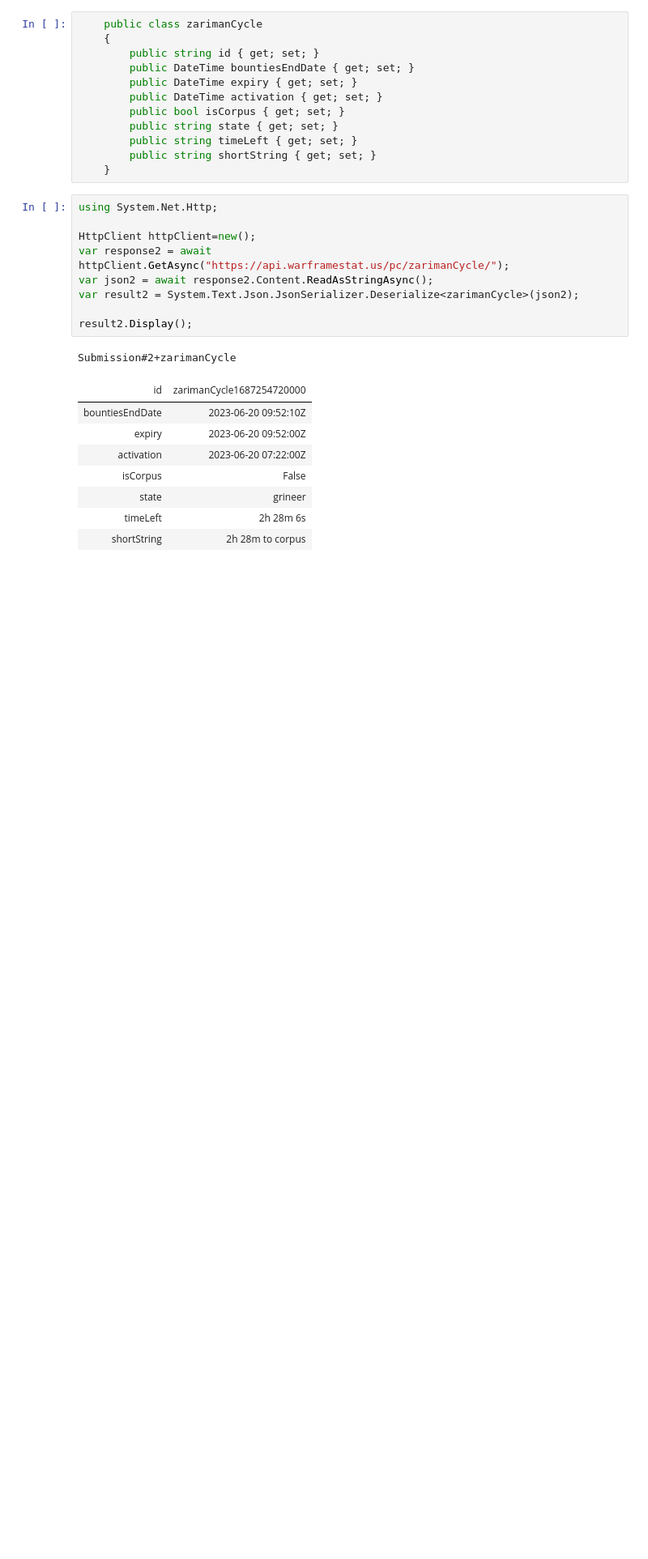
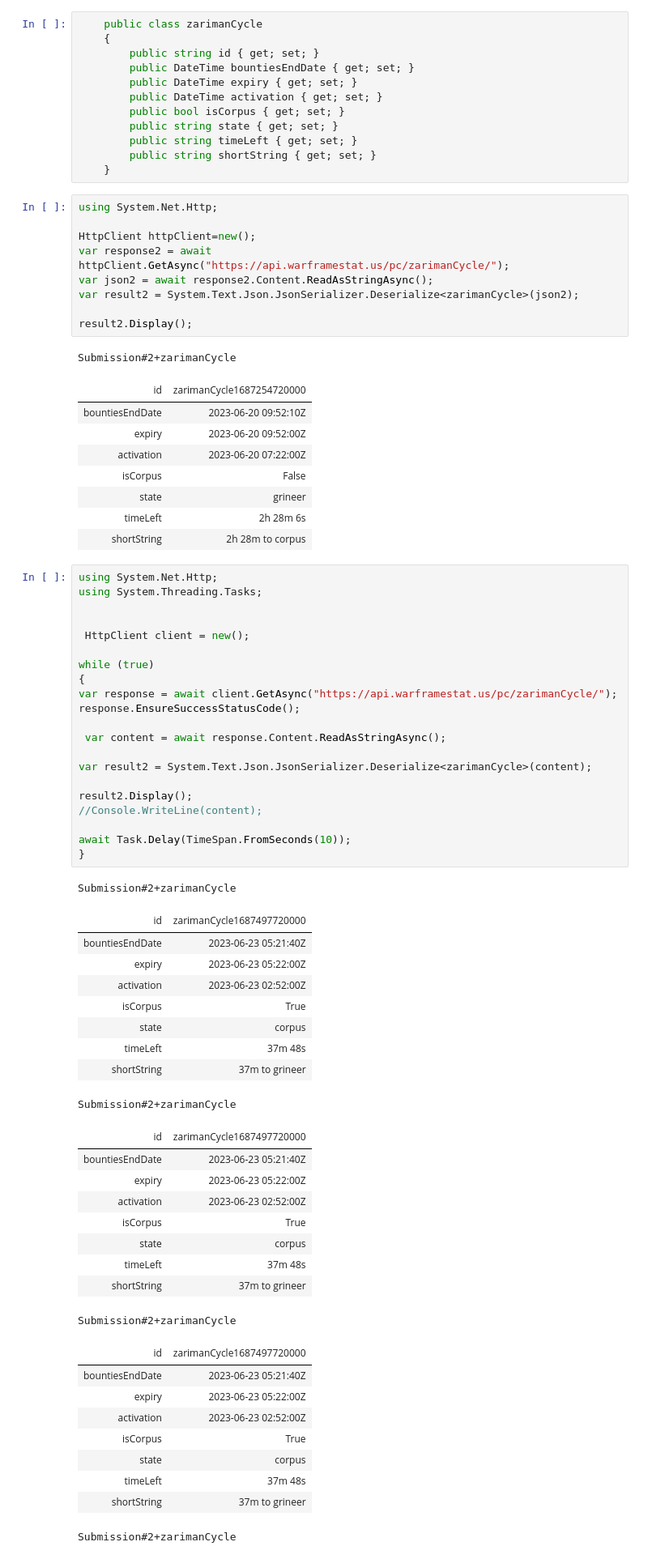
Before and after one commit to Tommyzyz/notebooks, a Jupyter notebook: warframe.ipynb, the cells around one changed output. Shown at 81% size. Cells and saved outputs as stored; diff of their text form; blank space fills up the shorter version.

```diff
--- a/warframe.ipynb
+++ b/warframe.ipynb
@@ -200,3 +200,53 @@ Submission#2+zarimanCycle
 | state | grineer |
 | timeLeft | 2h 28m 6s |
 | shortString | 2h 28m to corpus |
+# %%
+using System.Net.Http;
+using System.Threading.Tasks;
+
+
+ HttpClient client = new();
+
+while (true)
+{
+var response = await client.GetAsync("https://api.warframestat.us/pc/zarimanCycle/");
+response.EnsureSuccessStatusCode();
+
+ var content = await response.Content.ReadAsStringAsync();
+
+var result2 = System.Text.Json.JsonSerializer.Deserialize<zarimanCycle>(content);
+
+result2.Display();
+//Console.WriteLine(content);
+
+await Task.Delay(TimeSpan.FromSeconds(10));
+}
+# %% [output]
+Submission#2+zarimanCycle
+| id | zarimanCycle1687497720000 |
+| bountiesEndDate | 2023-06-23 05:21:40Z |
+| expiry | 2023-06-23 05:22:00Z |
+| activation | 2023-06-23 02:52:00Z |
+| isCorpus | True |
+| state | corpus |
+| timeLeft | 37m 48s |
+| shortString | 37m to grineer |
+Submission#2+zarimanCycle
+| id | zarimanCycle1687497720000 |
+| bountiesEndDate | 2023-06-23 05:21:40Z |
+| expiry | 2023-06-23 05:22:00Z |
+| activation | 2023-06-23 02:52:00Z |
+| isCorpus | True |
+| state | corpus |
+| timeLeft | 37m 48s |
+| shortString | 37m to grineer |
+Submission#2+zarimanCycle
+| id | zarimanCycle1687497720000 |
+| bountiesEndDate | 2023-06-23 05:21:40Z |
+| expiry | 2023-06-23 05:22:00Z |
+| activation | 2023-06-23 02:52:00Z |
+| isCorpus | True |
+| state | corpus |
+| timeLeft | 37m 48s |
+| shortString | 37m to grineer |
+Submission#2+zarimanCycle
```
Also changed, not shown: parts of 1 cell of this notebook.
